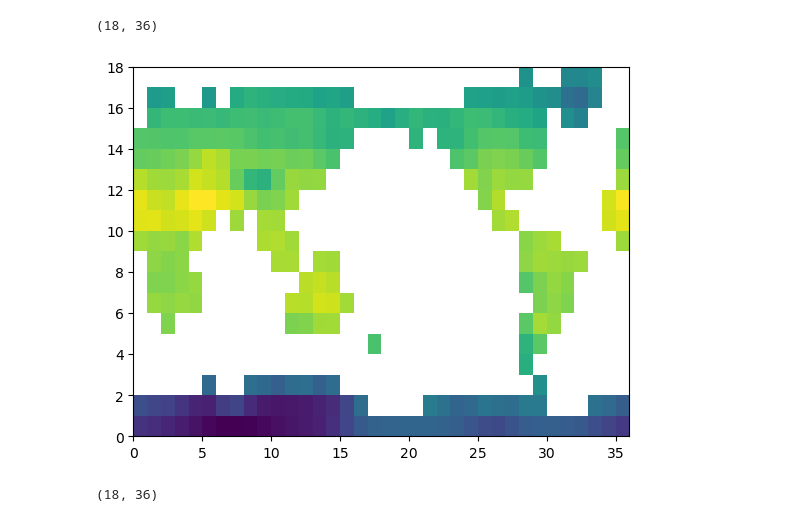
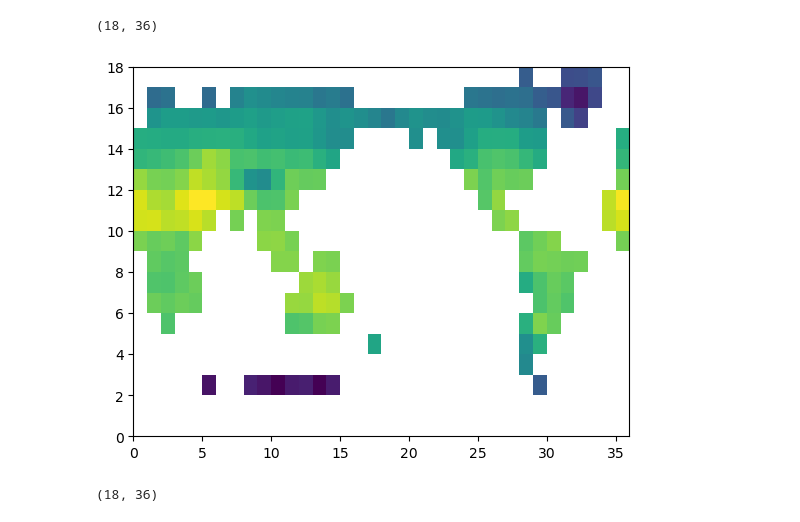
Before and after one commit to emily-gordy/predictability-emergence, a Jupyter notebook: FirstPredict.ipynb, the cells around one changed output. Drawn from its saved outputs; the diff is of its cells as text; code cells hidden in the pictures.

```diff
--- a/FirstPredict.ipynb
+++ b/FirstPredict.ipynb
@@ -112,12 +112,18 @@ AllData.alloutput[0][0,0].shape
 # %% [output]
 (18, 36)
 # %%
-plt.pcolormesh(AllData.alloutput[0][0,0])
+# plt.pcolormesh(AllData.alloutput[0][0,0])
+
+landcheck = np.copy(AllData.alloutput[0][0,0])
+landcheck[:2,:] = np.zeros((2,36))+np.nan
+
+plt.pcolormesh(landcheck)
+
 landmask = ~np.isnan(AllData.alloutput[0][0,0])
 with open('landmask10x10.pkl','wb') as f:
     pickle.dump(landmask,f)
 # %% [output]
-[figure, old version]
+[figure, new version]
 # %%
 with open('landmask10x10.pkl','rb') as f:
     landmask1 = pickle.load(f)
```
Also changed, not shown: 2 other files.
